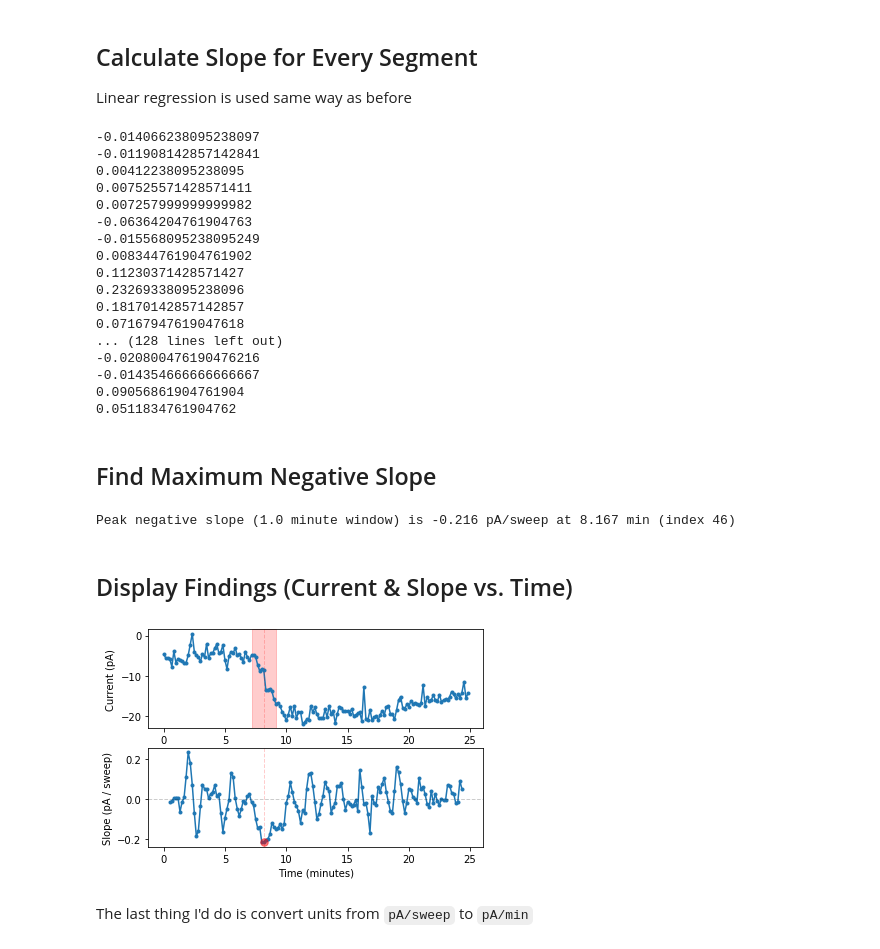
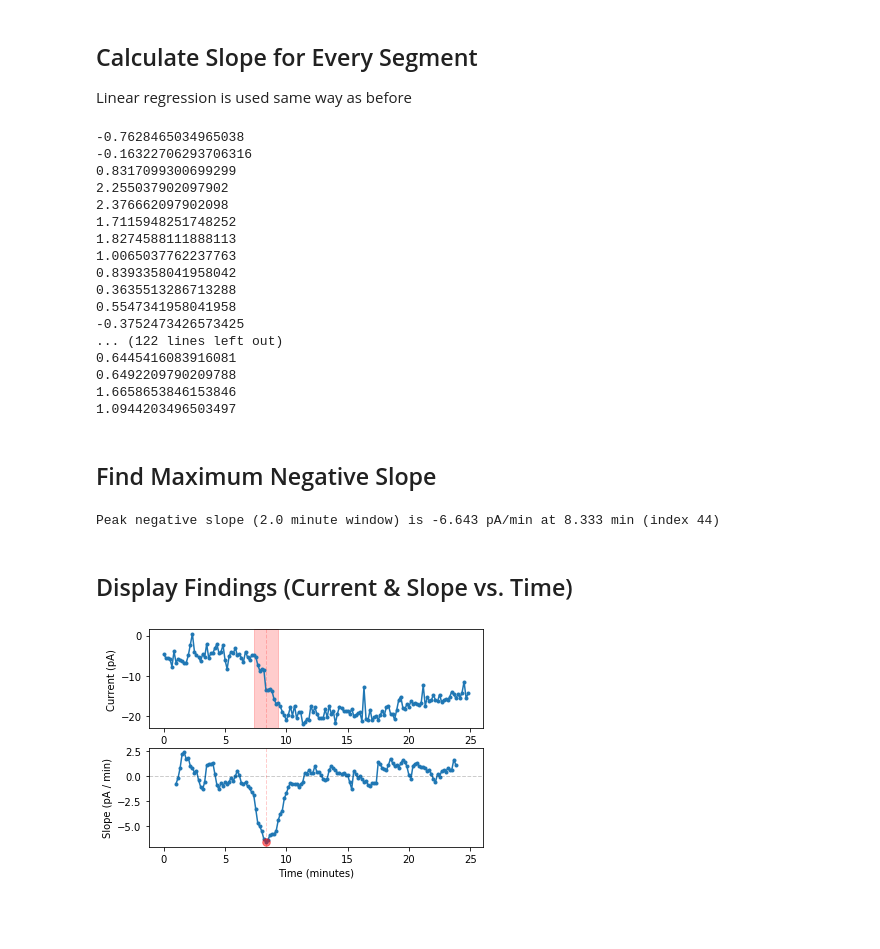
Before and after one commit to shengwanhui/Lab-Analysis-2019-2021-, a Jupyter notebook: dev/segmented-regression/window-slope.ipynb, the cells around one changed output. Cells and saved outputs as stored; diff of their text form; code cells hidden in the pictures; blank space fills up the shorter version.

```diff
--- a/dev/segmented-regression/window-slope.ipynb
+++ b/dev/segmented-regression/window-slope.ipynb
@@ -59,5 +61,5 @@ def getMovingWindowSegments(data, windowSize):
 # %%
-windowSize = 6
+windowSize = 12 # in sweeps
 segments = getMovingWindowSegments(sweepCurrents, windowSize)
 for segment in segments:
     print(segment)
@@ -89,15 +91,17 @@ import scipy.stats
 
 def getSingleSegmentSlope(segment, samplePeriod):
     """
-    Return the slope of a linear line fitted to a single segment
+    Return the slope of a linear line fitted to a single segment.
+    Sample period must be in minutes, and returned slope will be pA/min.
     """
-    xs = numpy.arange(len(segment)) / samplePeriod
+    xs = numpy.arange(len(segment)) * samplePeriod
     slope, intercept, r, p, stdErr = scipy.stats.linregress(xs, segment)
     return slope
 
 def getAllSegmentSlopes(segments, samplePeriod):
     """
-    Given a list of segments, return a list of slopes (one per segment)
+    Given a list of segments, return a list of slopes (one per segment).
+    Sample period must be in minutes, and returned slopes will be pA/min.
     """
     slopes = []
     for segment in segments:
@@ -109,23 +113,23 @@ slopesBySegment = getAllSegmentSlopes(segments, sweepPeriod)
 for slope in slopesBySegment:
     print(slope)
 # %% [output]
--0.014066238095238097
--0.011908142857142841
-0.00412238095238095
-0.007525571428571411
-0.007257999999999982
--0.06364204761904763
--0.015568095238095249
-0.008344761904761902
-0.11230371428571427
-0.23269338095238096
-0.18170142857142857
-0.07167947619047618
-... (128 lines left out)
--0.020800476190476216
--0.014354666666666667
-0.09056861904761904
-0.0511834761904762
+-0.7628465034965038
+-0.16322706293706316
+0.8317099300699299
+2.255037902097902
+2.376662097902098
+1.7115948251748252
+1.8274588111888113
+1.0065037762237763
+0.8393358041958042
+0.3635513286713288
+0.5547341958041958
+-0.3752473426573425
+... (122 lines left out)
+0.6445416083916081
+0.6492209790209788
+1.6658653846153846
+1.0944203496503497
 # %% [markdown]
 ## Find Maximum Negative Slope
 # %%
@@ -143,32 +147,30 @@ peakSlopeTime = slopeTimes[peakSlopeIndex]
 windowSizeMinutes = windowSize * sweepPeriod
 
 print(f"Peak negative slope ({windowSizeMinutes} minute window) " +
-      f"is {round(peakSlopeValue, 3)} pA/sweep " +
+      f"is {round(peakSlopeValue, 3)} pA/min " +
       f"at {round(peakSlopeTime, 3)} min (index {peakSlopeIndex})")
 # %% [output]
-Peak negative slope (1.0 minute window) is -0.216 pA/sweep at 8.167 min (index 46)
+Peak negative slope (2.0 minute window) is -6.643 pA/min at 8.333 min (index 44)
 # %% [markdown]
 ## Display Findings (Current & Slope vs. Time)
 # %%
 ax1 = plt.subplot(211)
 plt.plot(sweepTimes, sweepCurrents, '.-')
 plt.xlabel("Time (minutes)")
 plt.ylabel("Current (pA)")
 plt.axvline(peakSlopeTime, ls='--', color='r', lw=1, alpha=.2)
 
 # highlight the window around the peak neagtive slope
-halfWindowTime = windowSize * sweepPeriod
+halfWindowTime = (windowSize * sweepPeriod) / 2
 plt.axvspan(peakSlopeTime - halfWindowTime, peakSlopeTime + halfWindowTime, color='r', alpha=.2)
 
 ax2 = plt.subplot(212, sharex=ax1)
 plt.plot(slopeTimes, slopesBySegment, '.-')
 plt.plot(peakSlopeTime, peakSlopeValue, 'r.', ms=15, alpha=.5)
 plt.xlabel("Time (minutes)")
-plt.ylabel("Slope (pA / sweep)")
+plt.ylabel("Slope (pA / min)")
 plt.axhline(0, ls='--', color='k', lw=1, alpha=.2)
 plt.axvline(peakSlopeTime, ls='--', color='r', lw=1, alpha=.2)
 plt.show()
 # %% [output]
-[figure, old version]
+[figure, new version]
-# %% [markdown]
-The last thing I'd do is convert units from `pA/sweep` to `pA/min`
```
Also changed, not shown: parts of 2 cells of this notebook.
